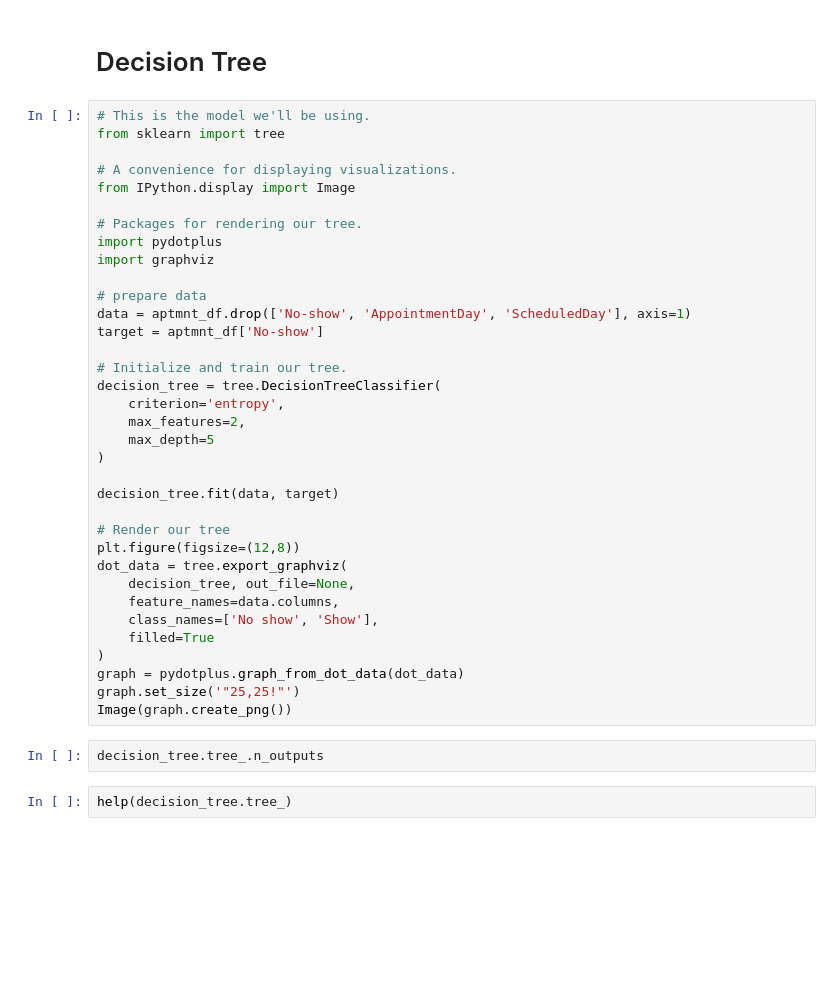
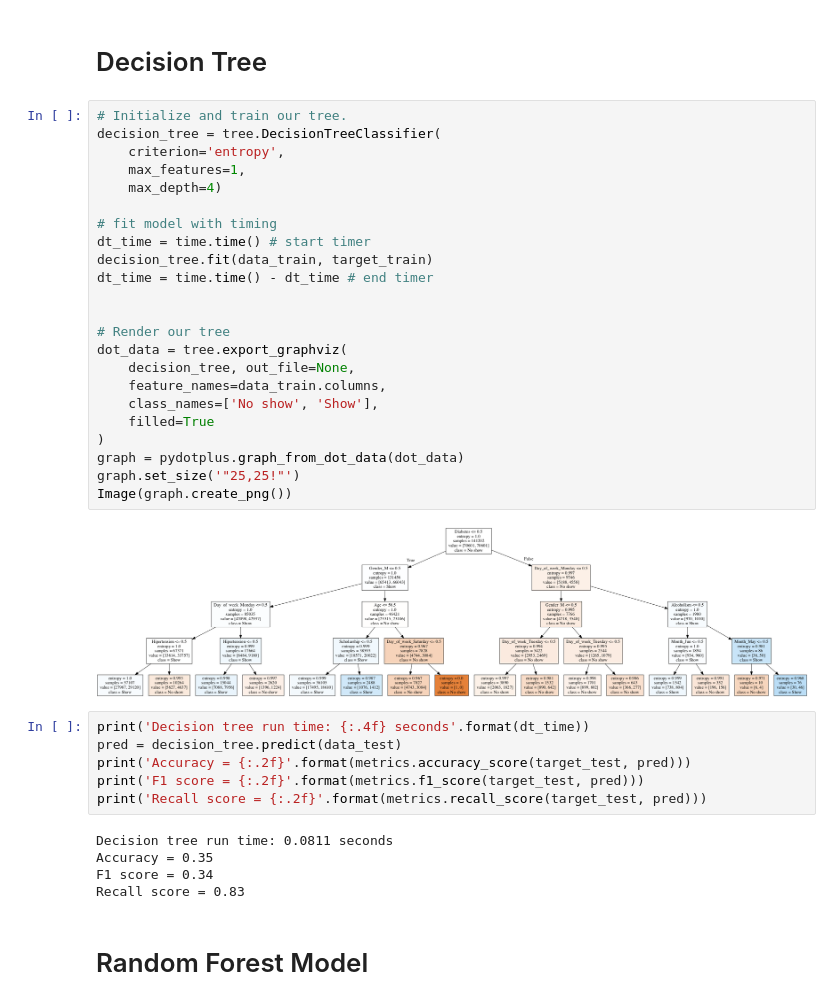
Before and after one commit to WAzaizeh/Main_Course, a Jupyter notebook: Random_Forest_Models/Random_Forest_Challenge.ipynb, the cells around one changed output. Saved outputs shown, nothing was run; the diff lists cells and outputs as text; blank space fills up the shorter version.

```diff
--- a/Random_Forest_Models/Random_Forest_Challenge.ipynb
+++ b/Random_Forest_Models/Random_Forest_Challenge.ipynb
@@ -147,41 +203,40 @@ show()
 # %% [markdown]
 # Decision Tree
 # %%
-# This is the model we'll be using.
-from sklearn import tree
-
-# A convenience for displaying visualizations.
-from IPython.display import Image
-
-# Packages for rendering our tree.
-import pydotplus
-import graphviz
-
-# prepare data
-data = aptmnt_df.drop(['No-show', 'AppointmentDay', 'ScheduledDay'], axis=1)
-target = aptmnt_df['No-show']
-
 # Initialize and train our tree.
 decision_tree = tree.DecisionTreeClassifier(
     criterion='entropy',
-    max_features=2,
-    max_depth=5
-)
+    max_features=1,
+    max_depth=4)
 
-decision_tree.fit(data, target)
+# fit model with timing
+dt_time = time.time() # start timer
+decision_tree.fit(data_train, target_train)
+dt_time = time.time() - dt_time # end timer
+
 
 # Render our tree
-plt.figure(figsize=(12,8))
 dot_data = tree.export_graphviz(
     decision_tree, out_file=None,
-    feature_names=data.columns,
+    feature_names=data_train.columns,
     class_names=['No show', 'Show'],
     filled=True
 )
 graph = pydotplus.graph_from_dot_data(dot_data)
 graph.set_size('"25,25!"')
 Image(graph.create_png())
+# %% [output]
+[figure, added]
-# %%
-decision_tree.tree_.n_outputs
-# %%
-help(decision_tree.tree_)
+# %%
+print('Decision tree run time: {:.4f} seconds'.format(dt_time))
+pred = decision_tree.predict(data_test)
+print('Accuracy = {:.2f}'.format(metrics.accuracy_score(target_test, pred)))
+print('F1 score = {:.2f}'.format(metrics.f1_score(target_test, pred)))
+print('Recall score = {:.2f}'.format(metrics.recall_score(target_test, pred)))
+# %% [output]
+Decision tree run time: 0.0811 seconds
+Accuracy = 0.35
+F1 score = 0.34
+Recall score = 0.83
+# %% [markdown]
+# Random Forest Model
```
Also changed, not shown: parts of 8 cells of this notebook.
